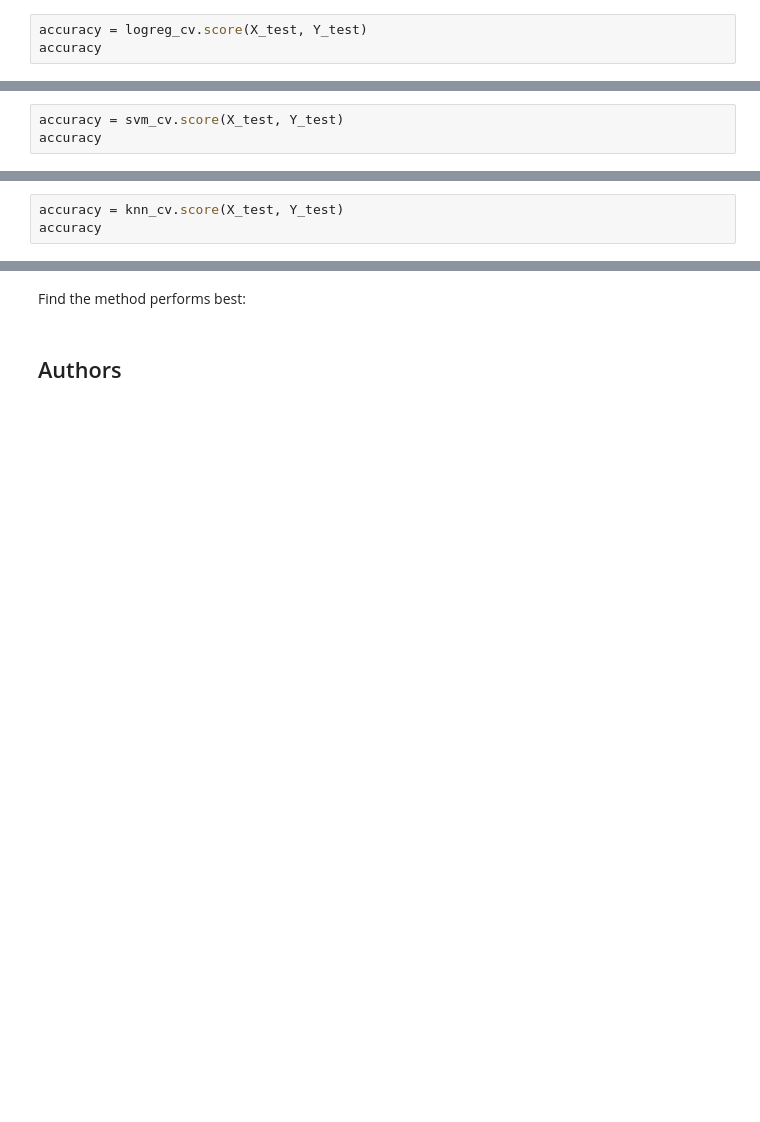
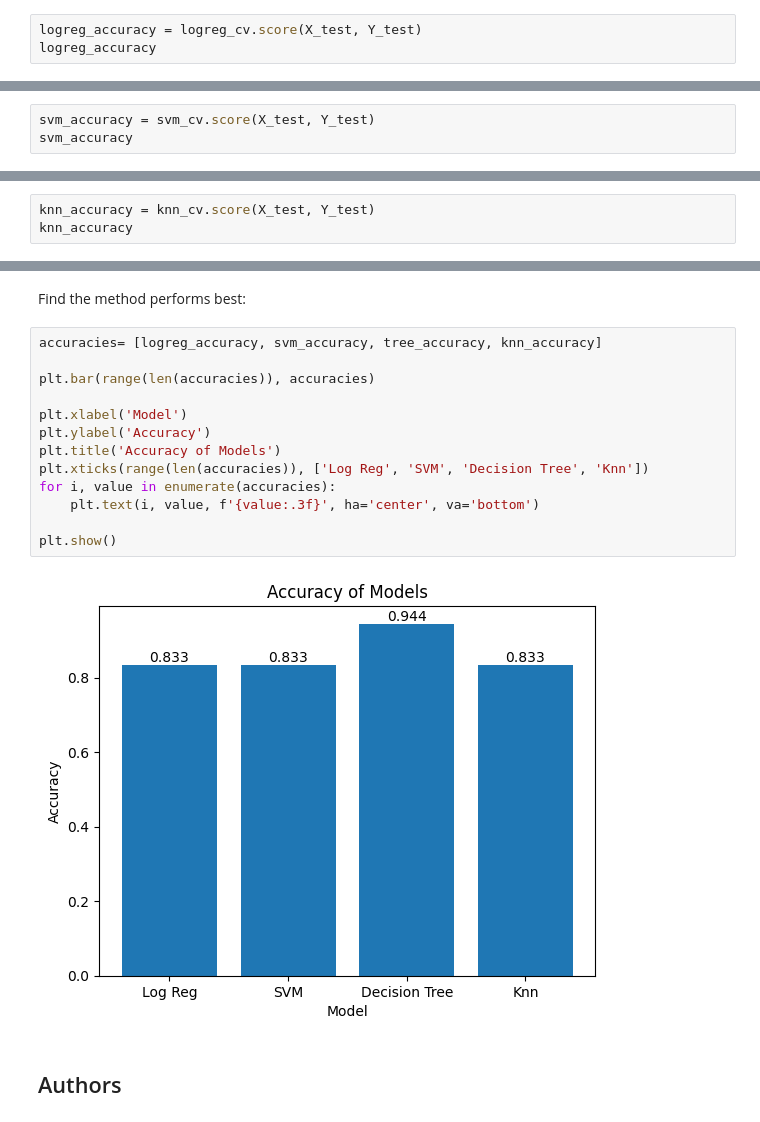
Before and after one commit to rodolfoplng/IBM-Data-Science-Capstone, a Jupyter notebook: SpaceX_Machine_Learning_Prediction_Part_5.jupyterlite.ipynb, the cells around one changed output, grey strips where cells are left out. Drawn from its saved outputs; the diff is of its cells as text; blank space fills up the shorter version.

```diff
--- a/SpaceX_Machine_Learning_Prediction_Part_5.jupyterlite.ipynb
+++ b/SpaceX_Machine_Learning_Prediction_Part_5.jupyterlite.ipynb
@@ -212,8 +212,8 @@ accuracy : 0.8464285714285713
 # %% [markdown]
 Calculate the accuracy on the test data using the method <code>score</code>:
 # %%
-accuracy = logreg_cv.score(X_test, Y_test)
-accuracy
+logreg_accuracy = logreg_cv.score(X_test, Y_test)
+logreg_accuracy
 # %% [output]
 0.8333333333333334
 # %% [markdown]
@@ -255,8 +255,8 @@ accuracy : 0.8482142857142856
 # %% [markdown]
 Calculate the accuracy on the test data using the method <code>score</code>:
 # %%
-accuracy = svm_cv.score(X_test, Y_test)
-accuracy
+svm_accuracy = svm_cv.score(X_test, Y_test)
+svm_accuracy
 # %% [output]
 0.8333333333333334
 # %% [markdown]
@@ -358,8 +358,8 @@ accuracy : 0.8482142857142858
 # %% [markdown]
 Calculate the accuracy of knn_cv on the test data using the method <code>score</code>:
 # %%
-accuracy = knn_cv.score(X_test, Y_test)
-accuracy
+knn_accuracy = knn_cv.score(X_test, Y_test)
+knn_accuracy
 # %% [output]
 0.8333333333333334
 # %% [markdown]
@@ -373,6 +373,21 @@ plot_confusion_matrix(Y_test,yhat)
 ## TASK  12
 # %% [markdown]
 Find the method performs best:
+# %%
+accuracies= [logreg_accuracy, svm_accuracy, tree_accuracy, knn_accuracy]
+
+plt.bar(range(len(accuracies)), accuracies)
+
+plt.xlabel('Model')
+plt.ylabel('Accuracy')
+plt.title('Accuracy of Models')
+plt.xticks(range(len(accuracies)), ['Log Reg', 'SVM', 'Decision Tree', 'Knn'])
+for i, value in enumerate(accuracies):
+    plt.text(i, value, f'{value:.3f}', ha='center', va='bottom')
+
+plt.show()
+# %% [output]
+[figure, added]
 # %% [markdown]
 ## Authors
 # %% [markdown]
```
Also changed, not shown: parts of 4 cells of this notebook.
